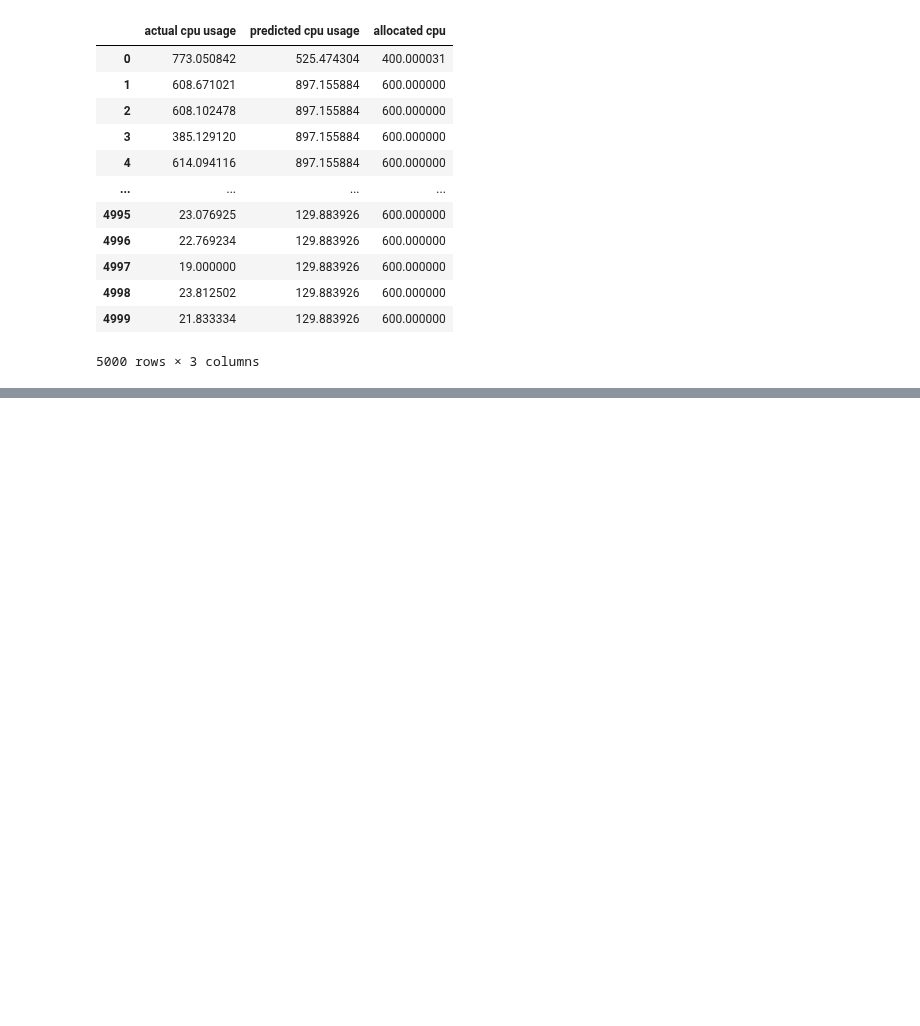
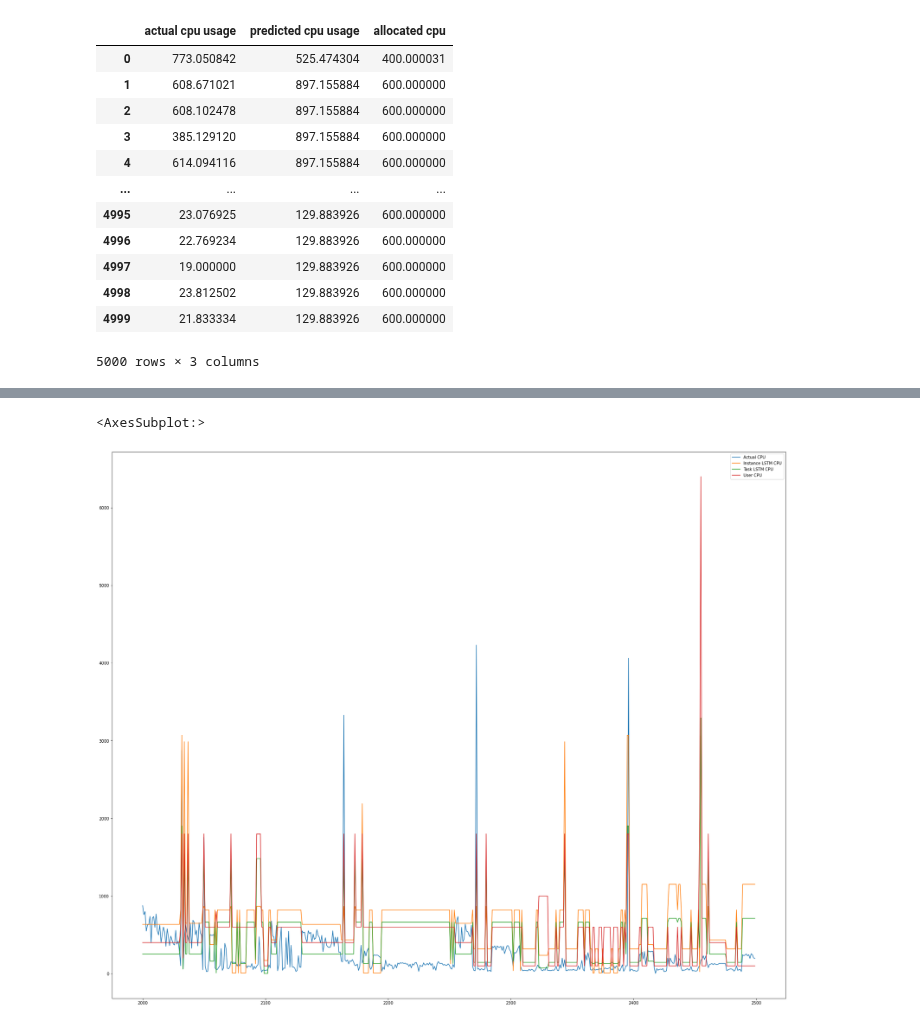
Before and after one commit to MyGodItsFull0fStars/alibaba_clusterdata, a Jupyter notebook: cluster-trace-gpu-v2020/prediction/evaluation/all_models_analysis.ipynb, the cells around one changed output, grey strips where cells are left out. Cells and saved outputs as stored; diff of their text form; code cells hidden in the pictures; blank space fills up the shorter version.

```diff
--- a/cluster-trace-gpu-v2020/prediction/evaluation/all_models_analysis.ipynb
+++ b/cluster-trace-gpu-v2020/prediction/evaluation/all_models_analysis.ipynb
@@ -541,0 +458,29 @@ metrics &  11.993 &  198.76 &  118.231 &  23.62 &  76.38 \\
+# %%
+def compare_predictions(left_prediction: EvaluationScenario, right_prediction: EvaluationScenario, left_name: str = '', right_name: str = '', is_cpu: bool = True) -> pd.DataFrame:
+    left_pred_series: pd.Series
+    right_pred_series: pd.Series
+    user_alloc_series: pd.Series
+    actual_series: pd.Series
+    if is_cpu:
+        left_pred_series = left_prediction.get_cpu_train_df().iloc[:, 1]
+        right_pred_series = right_prediction.get_cpu_train_df().iloc[:, 1]
+        user_alloc_series = user_cpu_test_df.iloc[:, 1]
+        actual_series = actual_cpu
+    else:
+        left_pred_series = left_prediction.get_mem_train_df().iloc[:, 1]
+        right_pred_series = right_prediction.get_mem_train_df().iloc[:, 1]
+        user_alloc_series = user_mem_test_df.iloc[:, 1]
+        actual_series = actual_mem
+
+    hardware_key: str = 'CPU' if is_cpu else 'MEM'
+    left_key: str = left_name if len(left_name) > 0 else left_prediction.name
+    right_key: str = right_name if len(
+        right_name) > 0 else right_prediction.name
+
+    return pd.concat(
+        {
+            f'Actual {hardware_key}': actual_series,
+            f'{left_key} {hardware_key}': left_pred_series,
+            f'{right_key} {hardware_key}': right_pred_series,
+            f'User {hardware_key}': user_alloc_series
+        }, axis=1)
@@ -541,0 +553,3 @@ metrics &  11.993 &  198.76 &  118.231 &  23.62 &  76.38 \\
+# %%
+with_instances_eval: EvaluationScenario = evaluations['with_instances']
+with_instances_eval
@@ -541,0 +558,4 @@ metrics &  11.993 &  198.76 &  118.231 &  23.62 &  76.38 \\
+# %%
+comp_df = compare_predictions(with_instances_eval, with_tasks_eval, left_name='Instance LSTM', right_name='Task LSTM', is_cpu=True)
+
+df_to_latex(comp_df)
@@ -541,0 +576,5 @@ metrics &  11.993 &  198.76 &  118.231 &  23.62 &  76.38 \\
+# %%
+comp_df.iloc[2000:2500].plot.line(figsize=(30, 25))
+# %% [output]
+<AxesSubplot:>
+[figure, added]
```
Also changed, not shown: parts of 71 cells of this notebook, 6 other files.
